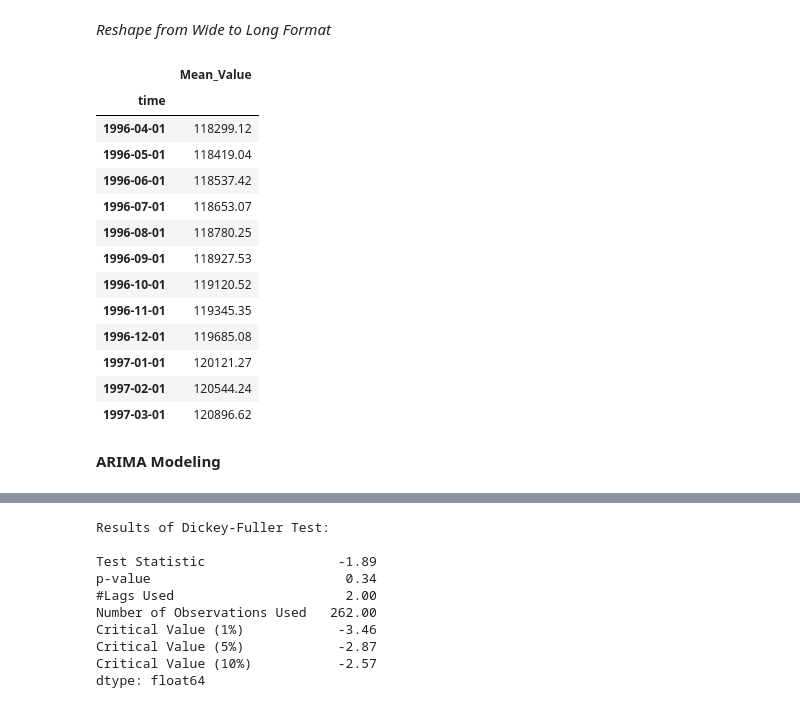
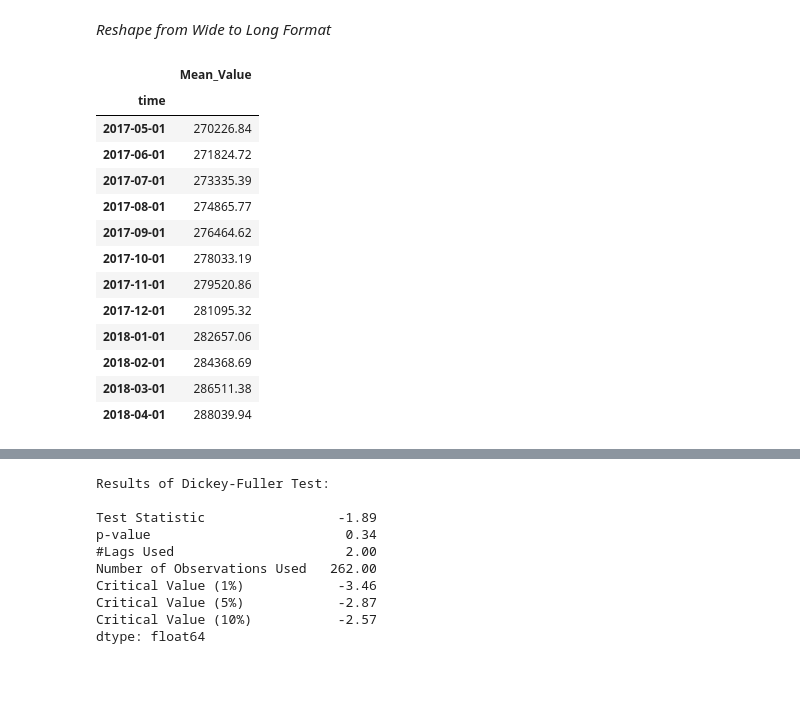
Before and after one commit to KennedyOwinoJnr/Time-Series-Analysis-Housing-Value, a Jupyter notebook: notebook.ipynb, the cells around one changed output, grey strips where cells are left out. Drawn from its saved outputs; the diff is of its cells as text; code cells hidden in the pictures; blank space fills up the shorter version.

```diff
--- a/notebook.ipynb
+++ b/notebook.ipynb
@@ -329,21 +331,19 @@ df = melt_data(data)
 #Renaming the value to mean
 df.rename(columns= {'value': 'Mean_Value'}, inplace= True)
 # %%
-df.head(12)
+df.tail(12)
 # %% [output]
 |  | Mean_Value |
 | time |  |
-| 1996-04-01 | 118299.12 |
-| 1996-05-01 | 118419.04 |
-| 1996-06-01 | 118537.42 |
-| 1996-07-01 | 118653.07 |
-| 1996-08-01 | 118780.25 |
-| 1996-09-01 | 118927.53 |
-| 1996-10-01 | 119120.52 |
-| 1996-11-01 | 119345.35 |
-| 1996-12-01 | 119685.08 |
-| 1997-01-01 | 120121.27 |
-| 1997-02-01 | 120544.24 |
-| 1997-03-01 | 120896.62 |
+| 2017-05-01 | 270226.84 |
+| 2017-06-01 | 271824.72 |
+| 2017-07-01 | 273335.39 |
+| 2017-08-01 | 274865.77 |
+| 2017-09-01 | 276464.62 |
+| 2017-10-01 | 278033.19 |
+| 2017-11-01 | 279520.86 |
+| 2017-12-01 | 281095.32 |
+| 2018-01-01 | 282657.06 |
+| 2018-02-01 | 284368.69 |
+| 2018-03-01 | 286511.38 |
+| 2018-04-01 | 288039.94 |
-# %% [markdown]
-**ARIMA Modeling**
```
Also changed, not shown: parts of 16 cells of this notebook.
